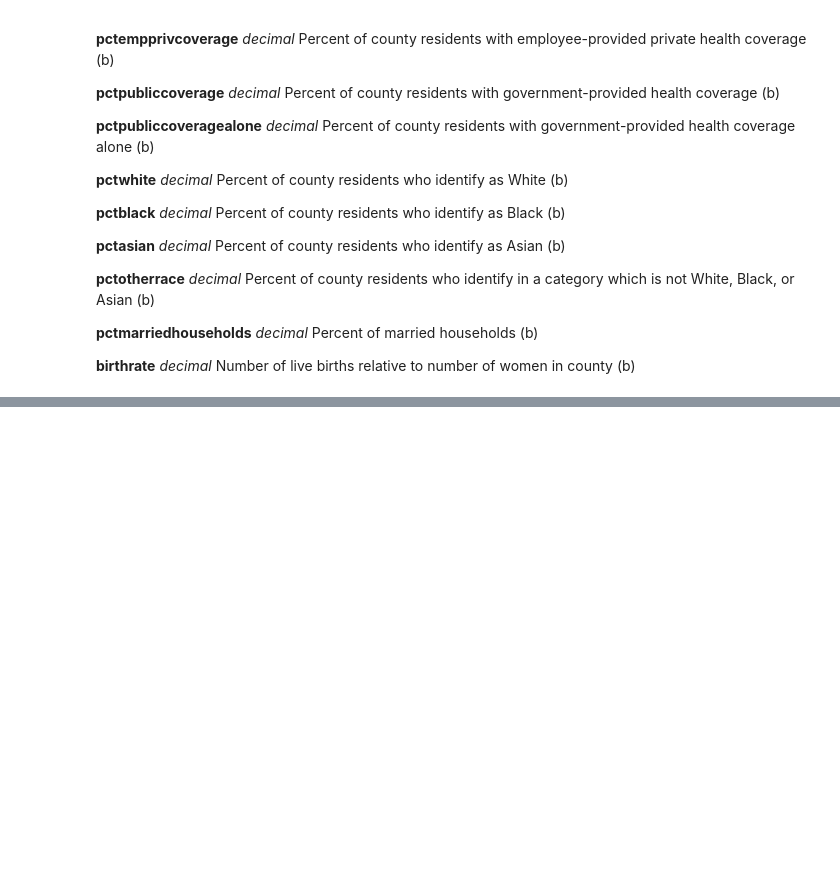
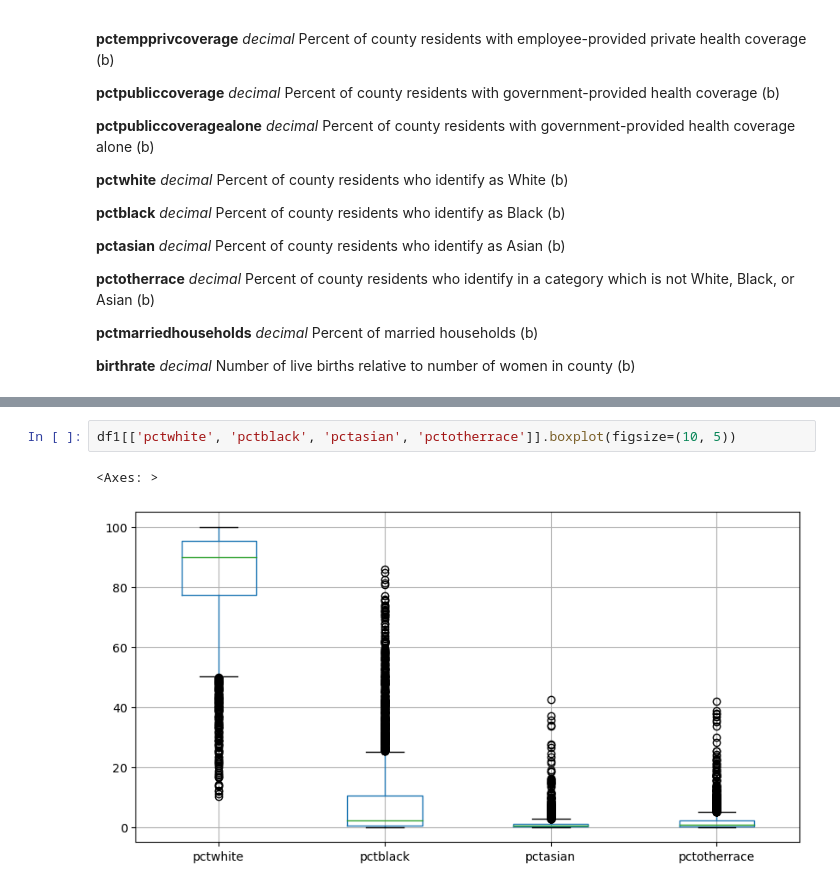
Before and after one commit to sydneycally-inclane-2812/analysis-student-performance, a Jupyter notebook: cancer_analysis.ipynb, the cells around one changed output, grey strips where cells are left out. Saved outputs shown, nothing was run; the diff lists cells and outputs as text; blank space fills up the shorter version.

```diff
--- a/cancer_analysis.ipynb
+++ b/cancer_analysis.ipynb
@@ -94,0 +210,5 @@ memory usage: 785.7+ KB
+# %%
+df1[['pctwhite', 'pctblack', 'pctasian', 'pctotherrace']].boxplot(figsize=(10, 5))
+# %% [output]
+<Axes: >
+[figure, added]
```
Also changed, not shown: parts of 41 cells of this notebook, 1 other file.
